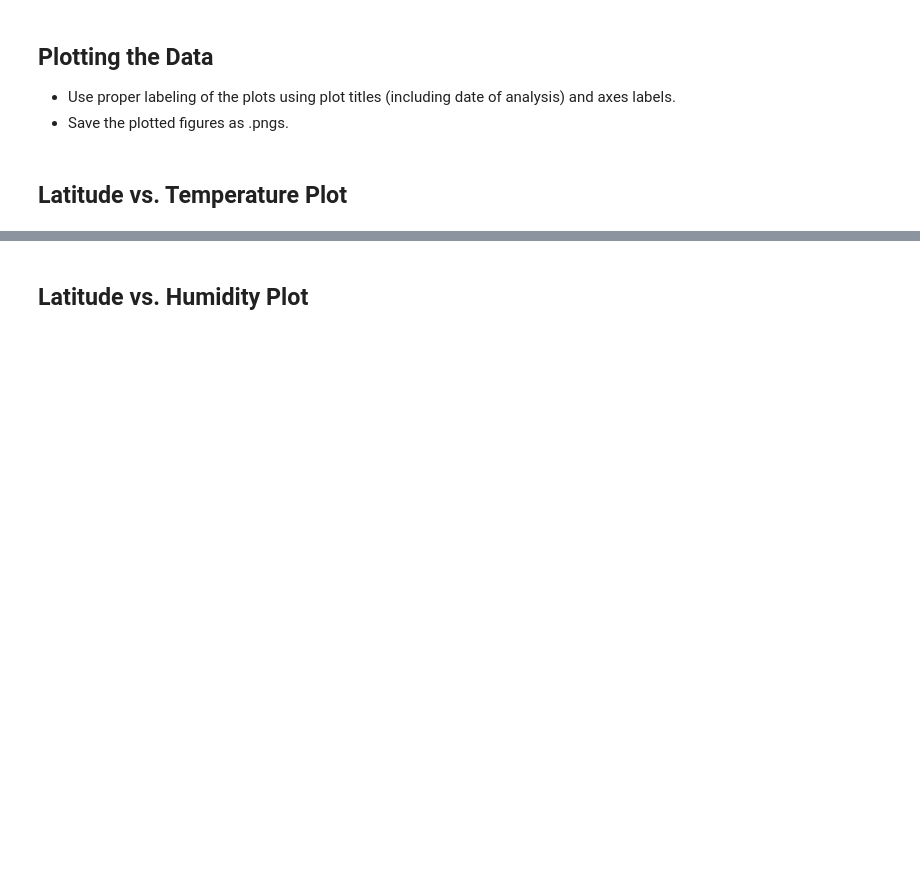
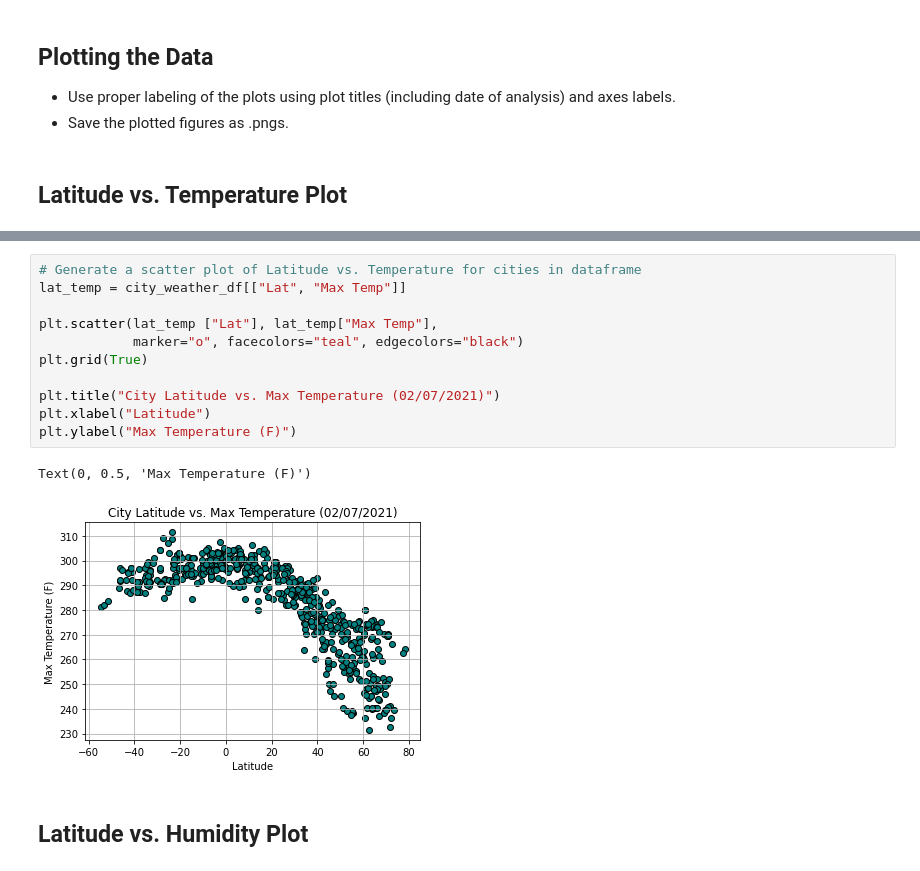
Before and after one commit to mchua004/python-api-challenge, a Jupyter notebook: WeatherPy/WeatherPy.ipynb, the cells around one changed output, grey strips where cells are left out. Drawn from its saved outputs; the diff is of its cells as text; blank space fills up the shorter version.

```diff
--- a/WeatherPy/WeatherPy.ipynb
+++ b/WeatherPy/WeatherPy.ipynb
@@ -254,2 +251,16 @@ Int64Index([], dtype='int64')
+# %%
+# Generate a scatter plot of Latitude vs. Temperature for cities in dataframe
+lat_temp = city_weather_df[["Lat", "Max Temp"]]
+
+plt.scatter(lat_temp ["Lat"], lat_temp["Max Temp"],
+            marker="o", facecolors="teal", edgecolors="black")
+plt.grid(True)
+
+plt.title("City Latitude vs. Max Temperature (02/07/2021)")
+plt.xlabel("Latitude")
+plt.ylabel("Max Temperature (F)")
+# %% [output]
+Text(0, 0.5, 'Max Temperature (F)')
+[figure, added]
 # %% [markdown]
 ## Latitude vs. Humidity Plot
```
Also changed, not shown: parts of 23 cells of this notebook.
